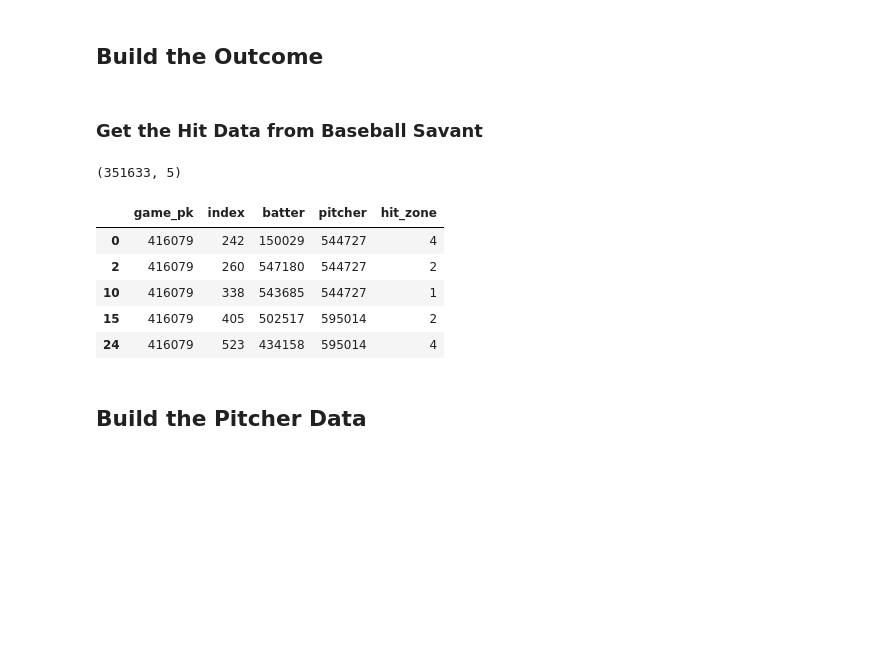
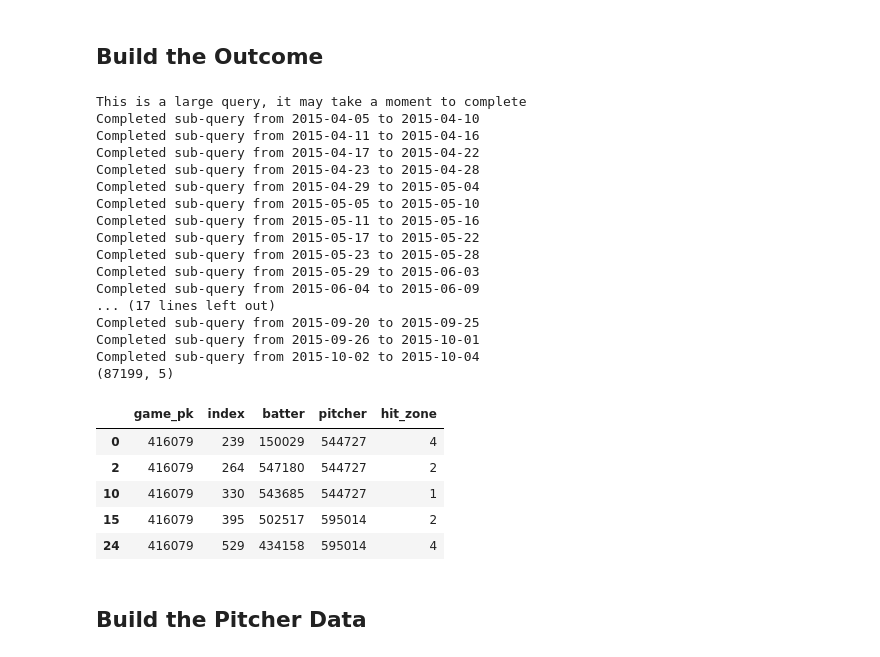
Before and after one commit to chrisjackson4256/HitZonePredict, a Jupyter notebook: HitZonePredict.ipynb, the cells around one changed output. Saved outputs shown, nothing was run; the diff lists cells and outputs as text; code cells hidden in the pictures; blank space fills up the shorter version.

```diff
--- a/HitZonePredict.ipynb
+++ b/HitZonePredict.ipynb
@@ -15,6 +15,8 @@ Output:
 
 - contributing factors for each prediction (things the defensive team could use to intervene)
 # %%
+%load_ext autoreload
+%autoreload 2
 from pybaseball import statcast
 import numpy as np
 import pandas as pd
@@ -27,7 +29,14 @@ from xgboost import XGBClassifier
 import matplotlib.pyplot as plt
 from matplotlib import patches
 %matplotlib inline
+
+from get_data import get_data, get_hit_zone, get_pitch_data
+from pitch_clustering import pitch_clustering
+
+# use Statcast data (from 2015-2018) so we can get spin rate, etc.
+train_data_dates = [('2015-04-05', '2015-10-04')] #,
+#                     ('2016-04-03', '2016-10-02'),
+#                     ('2017-04-02', '2017-10-01'),
+#                     ('2018-03-29', '2018-10-01')]
 # %% [markdown]
 ## Build the Outcome
-# %% [markdown]
-### Get the Hit Data from Baseball Savant
@@ -88,33 +43,36 @@ def get_hit_zone(start, end):
-# %%
-# use Statcast data (from 2015-2018) so we can get spin rate, etc.
-train_data_dates = [('2015-04-05', '2015-10-04'),
-                    ('2016-04-03', '2016-10-02'),
-                    ('2017-04-02', '2017-10-01'),
-                    ('2018-03-29', '2018-10-01')]
-
-# build a list of dataframes (one for each year)
-train_data_list = []
-for dates in train_data_dates:
-    df = get_hit_zone(start=dates[0], end=dates[1])
-    train_data_list.append(df)
-
-# concat the list of dataframes into one large dataframe
-train_data = pd.concat(train_data_list)
-
-# write to file
-data_file_path = "/home/chris/data/baseball/HitZone/"
-train_data.to_csv(data_file_path + "train_4zones.csv", index=False)
-
-print(train_data.shape)
-train_data.head()
-# %% [output]
-(351633, 5)
-|  | game_pk | index | batter | pitcher | hit_zone |
-| 0 | 416079 | 242 | 150029 | 544727 | 4 |
-| 2 | 416079 | 260 | 547180 | 544727 | 2 |
-| 10 | 416079 | 338 | 543685 | 544727 | 1 |
-| 15 | 416079 | 405 | 502517 | 595014 | 2 |
-| 24 | 416079 | 523 | 434158 | 595014 | 4 |
+# %%
+# get the outcome data
+outcome_data = get_data(get_hit_zone, train_data_dates)
+
+# write to file
+outcome_data.to_csv("./outcome_4zones.csv", index=False)
+
+print(f"Shape of the outcome data: {outcome_data.shape}")
+outcome_data.head()
+# %% [output]
+This is a large query, it may take a moment to complete
+Completed sub-query from 2015-04-05 to 2015-04-10
+Completed sub-query from 2015-04-11 to 2015-04-16
+Completed sub-query from 2015-04-17 to 2015-04-22
+Completed sub-query from 2015-04-23 to 2015-04-28
+Completed sub-query from 2015-04-29 to 2015-05-04
+Completed sub-query from 2015-05-05 to 2015-05-10
+Completed sub-query from 2015-05-11 to 2015-05-16
+Completed sub-query from 2015-05-17 to 2015-05-22
+Completed sub-query from 2015-05-23 to 2015-05-28
+Completed sub-query from 2015-05-29 to 2015-06-03
+Completed sub-query from 2015-06-04 to 2015-06-09
+... (17 lines left out)
+Completed sub-query from 2015-09-20 to 2015-09-25
+Completed sub-query from 2015-09-26 to 2015-10-01
+Completed sub-query from 2015-10-02 to 2015-10-04
+(87199, 5)
+|  | game_pk | index | batter | pitcher | hit_zone |
+| 0 | 416079 | 239 | 150029 | 544727 | 4 |
+| 2 | 416079 | 264 | 547180 | 544727 | 2 |
+| 10 | 416079 | 330 | 543685 | 544727 | 1 |
+| 15 | 416079 | 395 | 502517 | 595014 | 2 |
+| 24 | 416079 | 529 | 434158 | 595014 | 4 |
 # %% [markdown]
 ## Build the Pitcher Data
 # %% [markdown]
```
Also changed, not shown: parts of 20 cells of this notebook, 2 other files.
